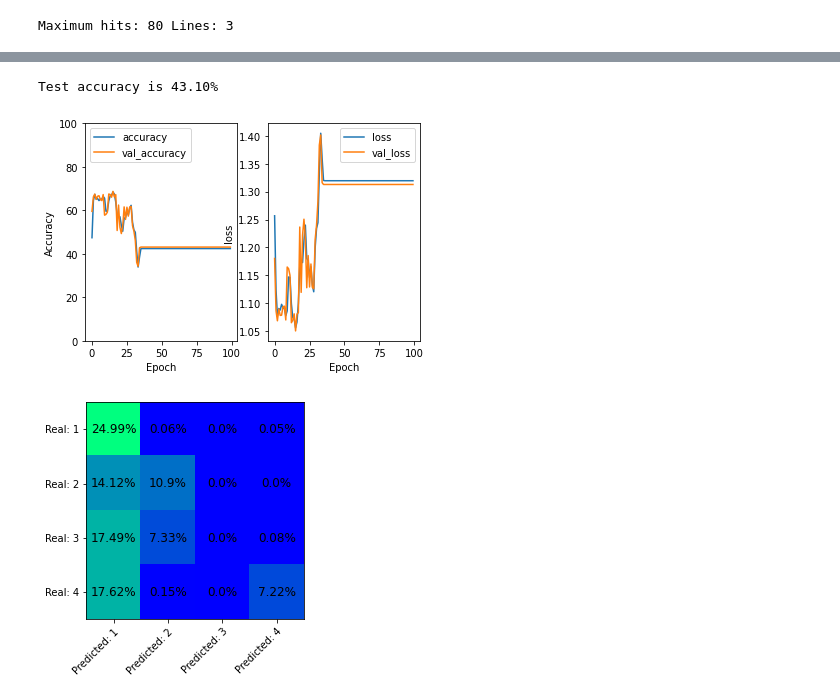
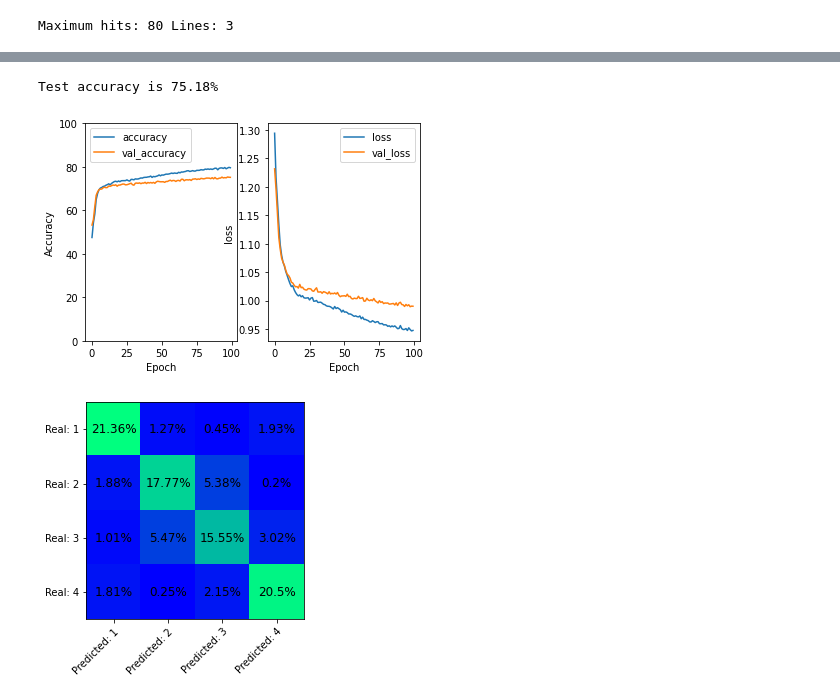
Before and after one commit to NeuTron1943/MicrochannelNN, a Jupyter notebook: Experiments.ipynb, the cells around one changed output, grey strips where cells are left out. Cells and saved outputs as stored; diff of their text form; code cells hidden in the pictures.

```diff
--- a/Experiments.ipynb
+++ b/Experiments.ipynb
@@ -170,22 +170,22 @@ Test labels shape: torch.Size([8800])
 class Network(nn.Module):
     def __init__(self):
         super(Network, self).__init__()
-        self.lin1 = nn.Linear(in_features = number_of_features, out_features = 128)
+        self.lin1 = nn.Linear(in_features = number_of_features, out_features = 80)
         nn.init.normal_(self.lin1.weight, mean=0.0, std=0.02)
 
-        self.lin2 = nn.Linear(in_features = 128, out_features = 64)
+        self.lin2 = nn.Linear(in_features = 80, out_features = 30)
         nn.init.normal_(self.lin2.weight, mean=0.0, std=0.02)
 
-        self.lin3 = nn.Linear(in_features = 64, out_features = 32)
+        self.lin3 = nn.Linear(in_features = 30, out_features = 12)
         nn.init.normal_(self.lin3.weight, mean=0.0, std=0.02)
 
-        self.lin4 = nn.Linear(in_features = 32, out_features = 12)
-        nn.init.normal_(self.lin4.weight, mean=0.0, std=0.02)
+        # self.lin4 = nn.Linear(in_features = 32, out_features = 16)
+        # nn.init.normal_(self.lin4.weight, mean=0.0, std=0.02)
 
-        # self.lin5 = nn.Linear(in_features = 32, out_features = 20)
+        # self.lin5 = nn.Linear(in_features = 16, out_features = 12)
         # nn.init.normal_(self.lin5.weight, mean=0.0, std=0.02)
 
-        # self.lin6 = nn.Linear(in_features = 20, out_features = 12)
+        # self.lin6 = nn.Linear(in_features = 12, out_features = 8)
         # nn.init.normal_(self.lin6.weight, mean=0.0, std=0.02)
 
         self.out = nn.Linear(in_features = 12, out_features = number_of_groups)
@@ -200,22 +200,23 @@ class Network(nn.Module):
         t = F.relu(self.lin1(t))
         t = F.relu(self.lin2(t))
         t = F.relu(self.lin3(t))
-        t = F.relu(self.lin4(t))
+        # t = F.relu(self.lin4(t))
         # t = F.relu(self.lin5(t))
         # t = F.relu(self.lin6(t))
         t = F.softmax(self.out(t), dim=1)
         return t
 # %%
 # В этом блоке - сам процесс обучения
-trDS = DatasetNN(train_labels, train_features_lin)
-teDS = DatasetNN(test_labels, test_features_lin)
+trDS = DatasetNN(train_labels, train_features)
+teDS = DatasetNN(test_labels, test_features)
 trDL = torch.utils.data.DataLoader(trDS, batch_size=batch_size, shuffle=True)
 teDL = torch.utils.data.DataLoader(trDS, batch_size=len(teDS))
 
 net = Network()
-optimizer = optim.Adam(net.parameters(), lr=0.01)
+optimizer = optim.Adam(net.parameters(), lr=0.001)
 
 loss_weights = torch.ones(number_of_groups)
+# loss_weights = torch.tensor([100.0, 0.2])
 
 total_loss = []
 total_accuracy = []
@@ -227,7 +228,7 @@ for epoch in range(number_of_epoches_lin):
     total_correct = 0
     t_loss = 0
     for batch in trDL:
-        batch_labels = batch['label']
+        batch_labels = (batch['label']).type(torch.LongTensor)
         batch_features = batch['feature']
 
         predicted = net(batch_features)
@@ -240,13 +241,13 @@ for epoch in range(number_of_epoches_lin):
         total_correct += get_correct_predictions(predicted, batch_labels)
 
     print("Epoch: {:4d} |---> loss is {:4.10f}, total correct predictions: {:5d}, its {:.3f}%"
-        .format(epoch, t_loss, total_correct, total_correct*100/train_features_lin.shape[0]))
+        .format(epoch, t_loss, total_correct, total_correct*100/train_features.shape[0]))
 
     with torch.no_grad():  # record loss and accuracy info for plots
         total_loss.append(t_loss)
-        total_accuracy.append(total_correct*100/train_features_lin.shape[0])
+        total_accuracy.append(total_correct*100/train_features.shape[0])
 
-        test_preds = net(test_features_lin)
+        test_preds = net(test_features)
         total_val_loss.append(F.cross_entropy(test_preds, test_labels, loss_weights).item())
-        total_val_accuracy.append(get_correct_predictions(test_preds, test_labels)*100/test_features_lin.shape[0])
+        total_val_accuracy.append(get_correct_predictions(test_preds, test_labels)*100/test_features.shape[0])
 # %% [output]
@@ -286,40 +287,44 @@ with torch.no_grad():
     plt.legend(loc='upper right')
 
 
-    test_predictions = net(test_features_lin)
+    test_predictions = net(test_features)
     test_correct_predictions = get_correct_predictions(test_predictions, test_labels)
-    print("Test accuracy is {:2.2f}%" .format(test_correct_predictions * 100 /test_features_lin.shape[0]))
+    test_accuracy = test_correct_predictions * 100 /test_features.shape[0]
+    print("Test accuracy is {:2.2f}%" .format(test_accuracy))
+
+    with open('some_results.txt', 'a') as batch_results:
+        batch_results.write('{}  lin: | {:7d}     | {:7d}     | {:7.2f}  |          conv: '.format(name_of_file, batch_size, number_of_epoches_conv, test_accuracy))
 
     # Creating of confusion matrix
     stacked = torch.stack((test_labels, test_predictions.argmax(dim=1)), dim=1)
     # horizontal axis - predicted, vertical - true
     confusion_matrix = torch.zeros((number_of_groups,number_of_groups), dtype=torch.int32)
     for row in stacked:
        confusion_matrix[row[0].item()][row[1].item()] += 1     # row is target, column - predicted
     # print(confusion_matrix)
     # print(400 - torch.count_nonzero(test_labels_tensor).item())
 
     fig, ax = plt.subplots()
     im = ax.imshow(confusion_matrix, cmap='winter')
 
     ax.set_xticks(np.arange(confusion_matrix.shape[0]))
     ax.set_yticks(np.arange(confusion_matrix.shape[1]))
     x_labels = []
     y_labels = []
     for i in range(confusion_matrix.shape[0]):
         x_labels.append('Predicted: '+ str(i + 1))
         y_labels.append('Real: ' + str(i + 1))
     ax.set_xticklabels(x_labels)
     ax.set_yticklabels(y_labels)
     plt.setp(ax.get_xticklabels(), rotation=45, ha="right", rotation_mode="anchor")
 
     for i in range(confusion_matrix.shape[0]):
         for j in range(confusion_matrix.shape[1]):
-            text = ax.text(j, i, str(round(confusion_matrix[i][j].item()*100/test_features_lin.shape[0], 2)) + '%', ha="center", va="center", size=12)
+            text = ax.text(j, i, str(round(confusion_matrix[i][j].item()*100/test_features.shape[0], 2)) + '%', ha="center", va="center", size=12)
 # %% [output]
-Test accuracy is 43.10%
+Test accuracy is 75.18%
-[figure, old version]
+[figure, new version]
-[figure, old version]
+[figure, new version]
 # %%
 # Convolutional NN
 class NetworkConv(nn.Module):
```
Also changed, not shown: parts of 7 cells of this notebook, 5 other files.
